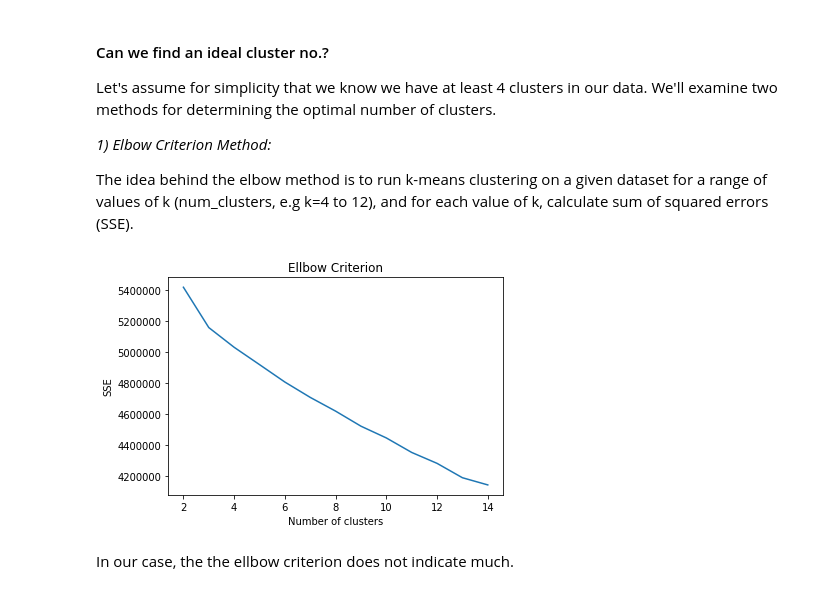
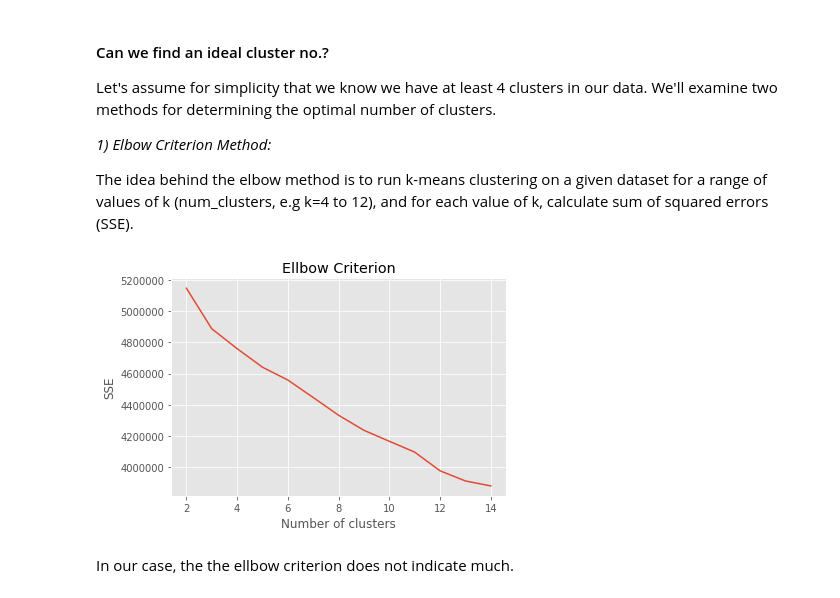
Before and after one commit to lukasb23/dsc-projects, a Jupyter notebook: clustering-challenge-otto/otto_online_products.ipynb, the cells around one changed output. Drawn from its saved outputs; the diff is of its cells as text; code cells hidden in the pictures.

Commit message:
clustering challenge revised

```diff
--- a/clustering-challenge-otto/otto_online_products.ipynb
+++ b/clustering-challenge-otto/otto_online_products.ipynb
@@ -94,3 +92,14 @@ plot_1_4 = scatter_matrix(X.iloc[:,:5], alpha=0.3, figsize=(9,9))
 [figure]
 # %% [markdown]
 Feat_3 & Feat_4 e.g. show a different, more collinear distribution than the other relationships.
+# %%
+import matplotlib.pyplot as plt
+%matplotlib inline
+plt.style.use('ggplot')
+
+#Distribution of first 9 dimensions
+f = plt.figure(figsize=(12,9))
+f.suptitle('\n Distribution of first 9 features', fontsize=16)
+for i,feat in enumerate(X_scaled.columns[:9]):
+    ax = f.add_subplot(330+(i+1))
+    ax.hist(X_scaled[feat].values, bins=20, color='grey')
@@ -96,0 +113,3 @@ Feat_3 & Feat_4 e.g. show a different, more collinear distribution than the othe
+# %%
+X = X + 1
+X.head()
@@ -173,2 +227,9 @@ Text(0,0.5,'Cumulated explained Variance')
 # %% [markdown]
 Not a whole lot of feature reduction through PCA.
+# %%
+X_scaled = StandardScaler().fit_transform(X)
+
+pca = PCA(n_components=0.95)
+X_pca = pca.fit_transform(X_scaled)
+X_pca = pd.DataFrame(X_pca)
+X_pca.head(2)
@@ -238,22 +304,22 @@ The idea behind the elbow method is to run k-means clustering on a given dataset
 # %%
 from sklearn.cluster import KMeans
 
 sse = {}
 predictions = {}
 
 for k in range(2, 15):
-    kmeans = KMeans(n_clusters=k).fit(X_scaled)
+    kmeans = KMeans(n_clusters=k).fit(X_pca)
     predictions[k] = kmeans.labels_
     sse[k] = kmeans.inertia_
 
 plt.figure()
 plt.plot(list(sse.keys()), list(sse.values()))
 plt.title('Ellbow Criterion')
 plt.xlabel("Number of clusters")
 plt.ylabel("SSE")
 plt.show()
 # %% [output]
-[figure, old version]
+[figure, new version]
 # %% [markdown]
 In our case, the the ellbow criterion does not indicate much.
 # %% [markdown]
```
Also changed, not shown: parts of 30 cells of this notebook.
